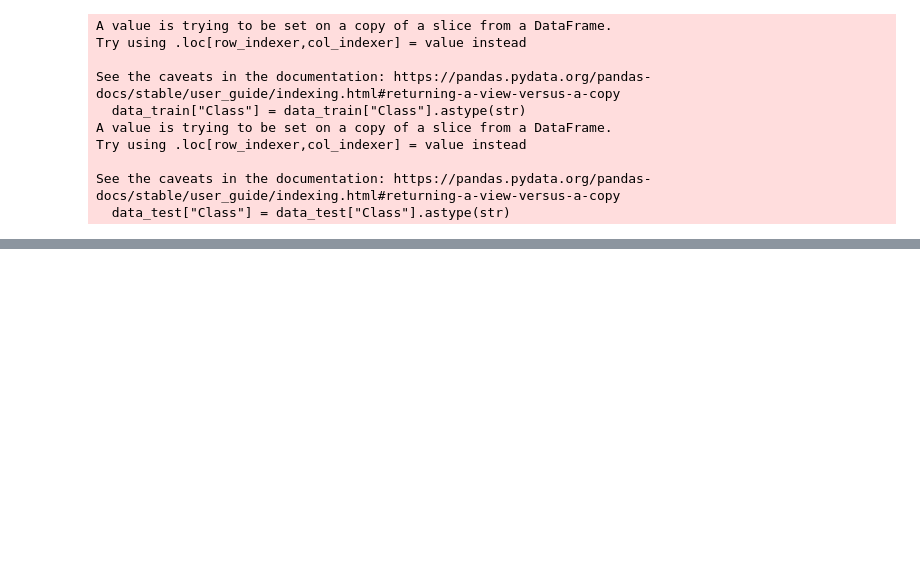
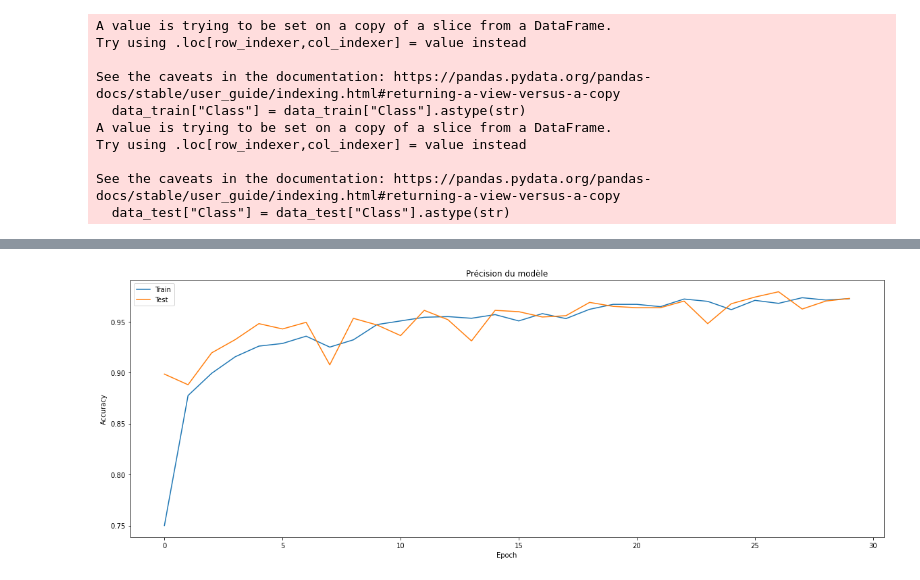
Before and after one commit to 3apt/covid-project, a Jupyter notebook: 1_Projet_COVID_premier_prototype.ipynb, the cells around one changed output, grey strips where cells are left out. Saved outputs shown, nothing was run; the diff lists cells and outputs as text; code cells hidden in the pictures; blank space fills up the shorter version.

```diff
--- a/1_Projet_COVID_premier_prototype.ipynb
+++ b/1_Projet_COVID_premier_prototype.ipynb
@@ -70,12 +70,13 @@ import keras
 from keras import backend as K
 # %%
 train_datagen = ImageDataGenerator(rescale = 1./255,
-                                   shear_range = 0.2,
-                                   zoom_range = 0.2,
-                                   rotation_range=40,
-                                   width_shift_range=0.2,
-                                   height_shift_range=0.2,
-                                   horizontal_flip=True,
+                                   shear_range = 0.02,
+                                   zoom_range = 0.02,
+                                   rotation_range=15,                   # le plus important
+                                   width_shift_range=0.02,
+                                   height_shift_range=0.02,
+                                   brightness_range = [0.9, 1.1],       # avant ou après le rescale ?
+                                   horizontal_flip=False,               # pas de flip pour des images médicales
                                    fill_mode='nearest')
 test_datagen = ImageDataGenerator(rescale = 1./255)
 # %%
@@ -164,9 +165,16 @@ classifier.add(conv2d_5)
 classifier.add(max_pooling2d_5)
 classifier.add(conv2d_6)
 classifier.add(max_pooling2d_6)
+classifier.add(Dropout(0.25))     # pour éviter le sur-apprentissage
 classifier.add(flatten_3)
 classifier.add(dense_5)
+classifier.add(Dropout(0.2))           # pour éviter le sur-apprentissage
 classifier.add(dense_6)
 
+# Compilation
+classifier.compile(loss = 'categorical_crossentropy',
+                   optimizer = 'adam',
+                   metrics = ['accuracy'])
+
 classifier.summary()
 # %% [output]
@@ -195,7 +198,7 @@ classifier.compile(loss = 'categorical_crossentropy',
 # %%
 # Entraînement
 history = classifier.fit(training_set,
-                                   epochs = 10,
+                                   epochs = 30,
                                    workers = -1,
                                    steps_per_epoch = len(data_train)//batch_size,
                                    validation_data = test_set,
@@ -223,0 +224,11 @@ Epoch 10/10
+# %%
+plt.figure(figsize = (20,7))
+plt.plot(history.history["accuracy"])
+plt.plot(history.history["val_accuracy"])
+plt.title("Précision du modèle")
+plt.ylabel("Accuracy")
+plt.xlabel("Epoch")
+plt.legend(["Train", "Test"], loc = "upper left")
+plt.show()
+# %% [output]
+[figure, added]
```
Also changed, not shown: parts of 5 cells of this notebook, 2 other files.
